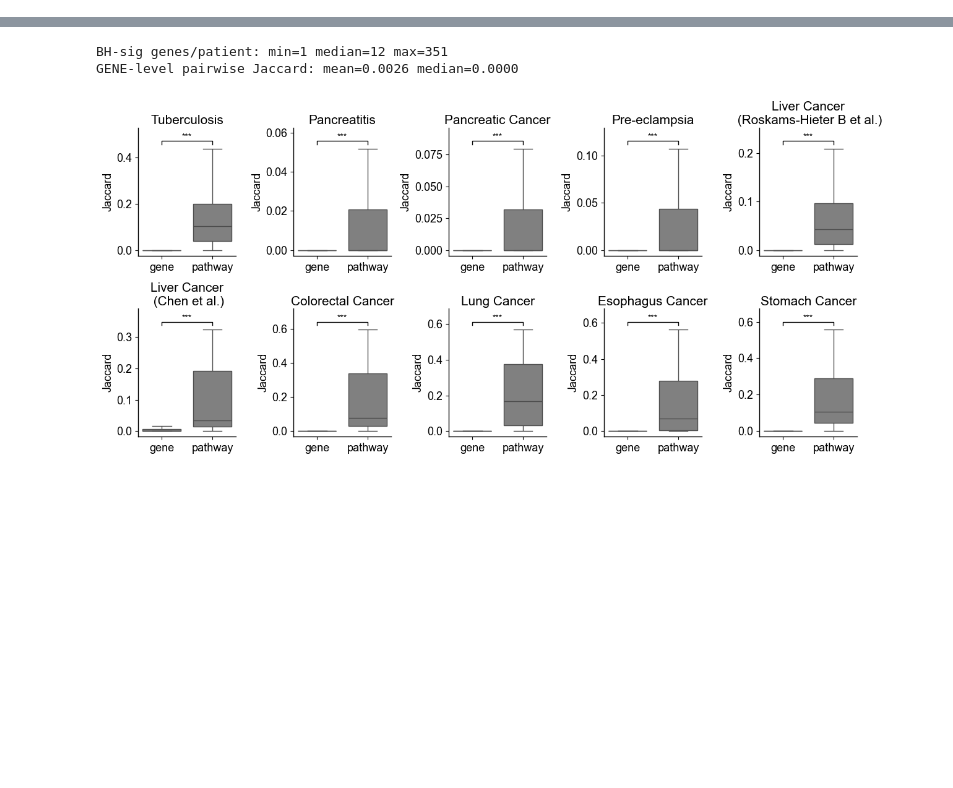
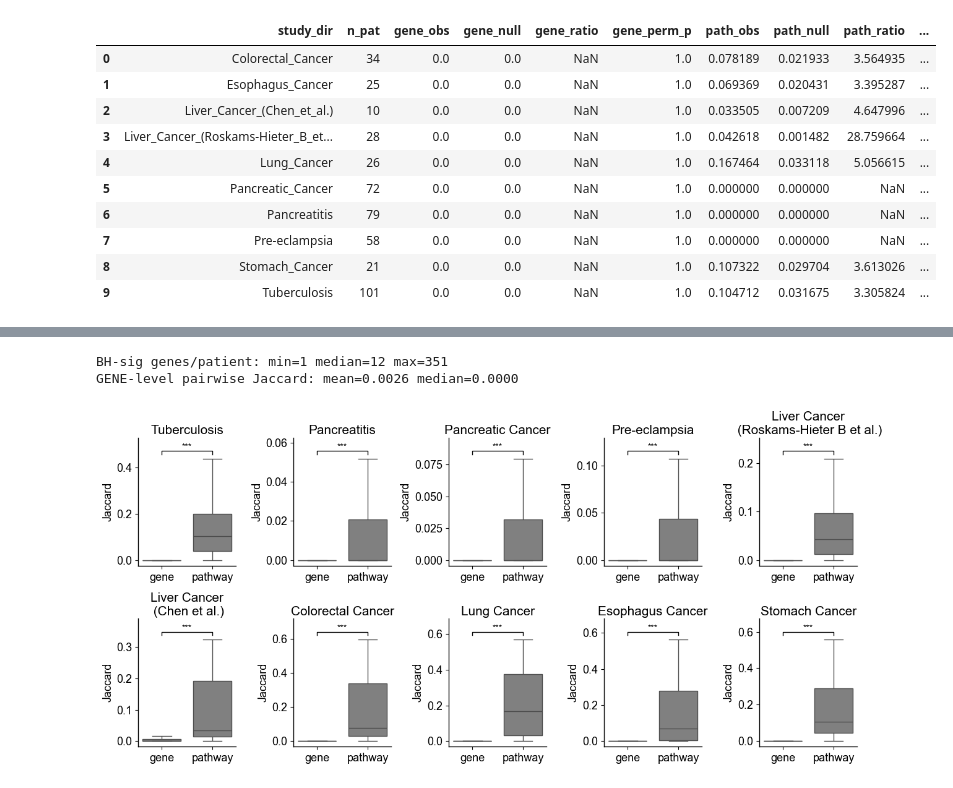
Before and after one commit to jmj3078/cfRNA_Disentaglement, a Jupyter notebook: MixedEffectsModeling/4_gene_enrichment.ipynb, the cells around one changed output, grey strips where cells are left out. Saved outputs shown, nothing was run; the diff lists cells and outputs as text; code cells hidden in the pictures; blank space fills up the shorter version.

```diff
--- a/MixedEffectsModeling/4_gene_enrichment.ipynb
+++ b/MixedEffectsModeling/4_gene_enrichment.ipynb
@@ -30,3 +31,48 @@ PP = config.PATHWAY_CONV_PARAMS
 PHENOTYPE = 'Pancreatic Cancer'
 PDIR = PCDIR / PHENOTYPE.replace(' ', '_')
 PDIR.mkdir(parents=True, exist_ok=True)
+# %%
+PCDIR = config.PATHWAY_CONV_DIR
+JACC_PATH = ZDIR / 'gene_pathway_overlap_enrichment.csv'
+
+if JACC_PATH.exists():
+    jacc_summary = pd.read_csv(JACC_PATH)
+else:
+    rows = []
+    for pdir in sorted(d for d in PCDIR.iterdir() if d.is_dir() and (d / 'sig.pkl').exists()):
+        d = pickle.load(open(pdir / 'sig.pkl', 'rb'))
+        if d['gene_sig'].shape[0] < 3:
+            continue
+        ge = overlap_enrichment(d['gene_sig'], n_perm=200)
+        pe = overlap_enrichment(d['path_sig'], n_perm=200)
+        rows.append(dict(study_dir=pdir.name, n_pat=d['gene_sig'].shape[0],
+                         gene_obs=ge['obs_median'], gene_null=ge['null_median'],
+                         gene_ratio=ge['enrichment_ratio'], gene_perm_p=ge['perm_pvalue'],
+                         path_obs=pe['obs_median'], path_null=pe['null_median'],
+                         path_ratio=pe['enrichment_ratio'], path_perm_p=pe['perm_pvalue']))
+    jacc_summary = pd.DataFrame(rows)
+    jacc_summary.to_csv(JACC_PATH, index=False)
+
+display(jacc_summary)
+from MixedEffectsModeling.Benchmark import db_hit_compare as dc
+
+CROSS_PATH = config.ROOT / 'MixedEffectsModeling' / 'Benchmark' / 'cross_study_replication.csv'
+if CROSS_PATH.exists():
+    cross_df = pd.read_csv(CROSS_PATH)
+else:
+    cross_df = dc.cross_study_replication()
+    cross_df.to_csv(CROSS_PATH, index=False)
+
+display(cross_df)
+# %% [output]
+|  | study_dir | n_pat | gene_obs | gene_null | gene_ratio | gene_perm_p | path_obs | path_null | path_ratio | ... |
+| 0 | Colorectal_Cancer | 34 | 0.0 | 0.0 | NaN | 1.0 | 0.078189 | 0.021933 | 3.564935 | ... |
+| 1 | Esophagus_Cancer | 25 | 0.0 | 0.0 | NaN | 1.0 | 0.069369 | 0.020431 | 3.395287 | ... |
+| 2 | Liver_Cancer_(Chen_et_al.) | 10 | 0.0 | 0.0 | NaN | 1.0 | 0.033505 | 0.007209 | 4.647996 | ... |
+| 3 | Liver_Cancer_(Roskams-Hieter_B_et... | 28 | 0.0 | 0.0 | NaN | 1.0 | 0.042618 | 0.001482 | 28.759664 | ... |
+| 4 | Lung_Cancer | 26 | 0.0 | 0.0 | NaN | 1.0 | 0.167464 | 0.033118 | 5.056615 | ... |
+| 5 | Pancreatic_Cancer | 72 | 0.0 | 0.0 | NaN | 1.0 | 0.000000 | 0.000000 | NaN | ... |
+| 6 | Pancreatitis | 79 | 0.0 | 0.0 | NaN | 1.0 | 0.000000 | 0.000000 | NaN | ... |
+| 7 | Pre-eclampsia | 58 | 0.0 | 0.0 | NaN | 1.0 | 0.000000 | 0.000000 | NaN | ... |
+| 8 | Stomach_Cancer | 21 | 0.0 | 0.0 | NaN | 1.0 | 0.107322 | 0.029704 | 3.613026 | ... |
+| 9 | Tuberculosis | 101 | 0.0 | 0.0 | NaN | 1.0 | 0.104712 | 0.031675 | 3.305824 | ... |
```
Also changed, not shown: parts of 2 cells of this notebook, 10 other files.
